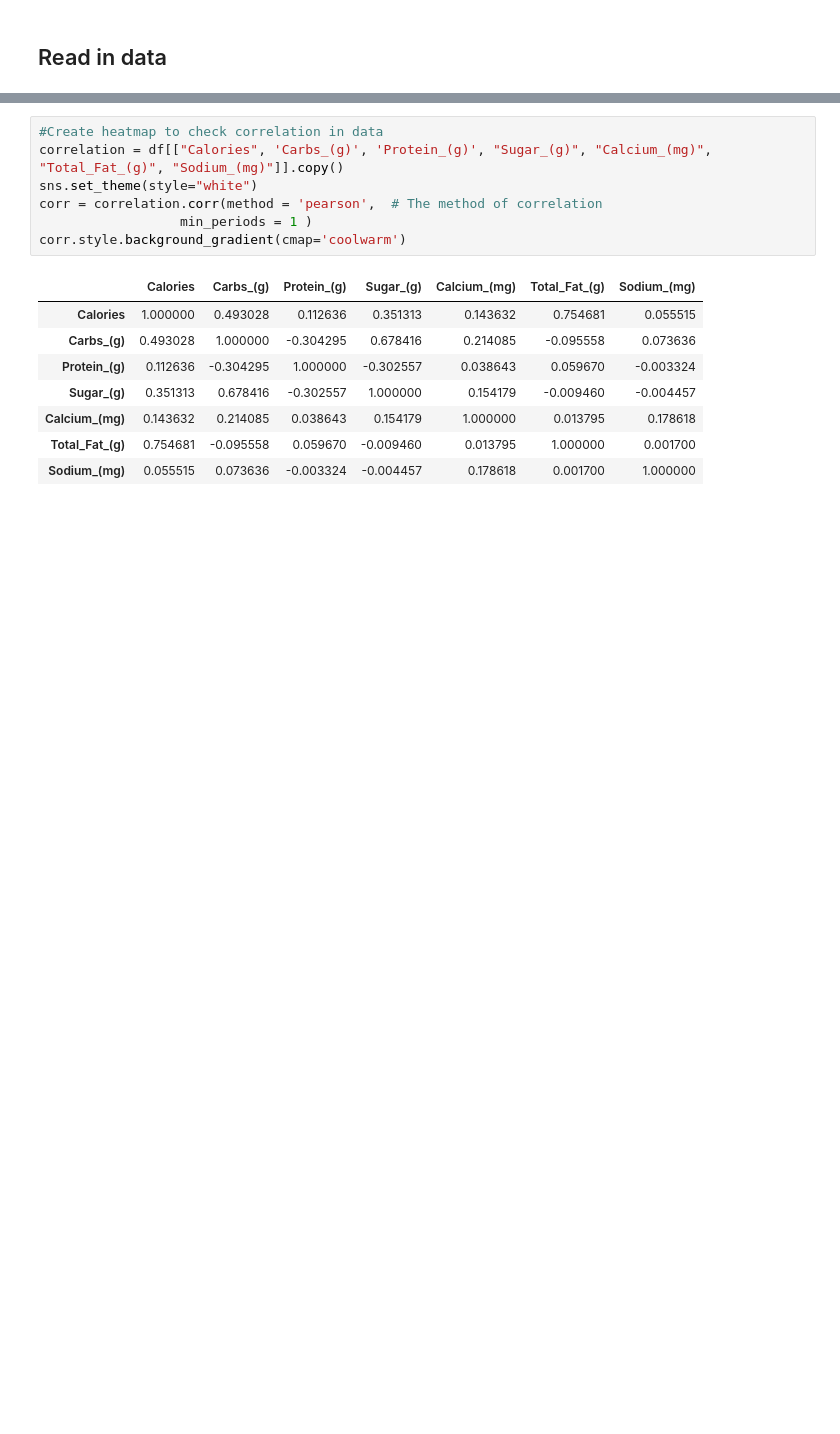
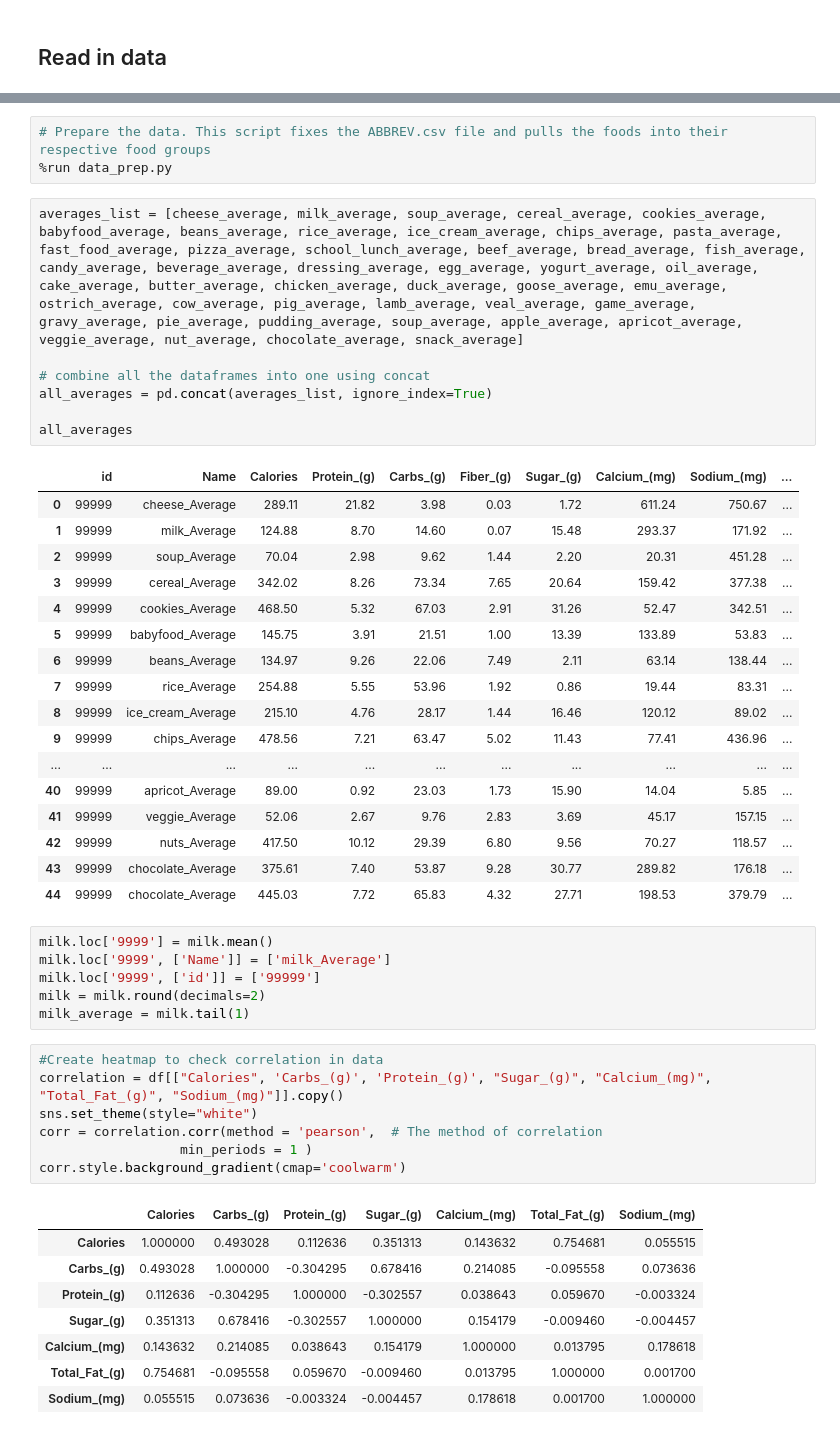
Before and after one commit to Dylanbbenson/Food_Nutrition_Analysis, a Jupyter notebook: Food_Nutrition_Analysis.ipynb, the cells around one changed output, grey strips where cells are left out. Saved outputs shown, nothing was run; the diff lists cells and outputs as text; blank space fills up the shorter version.

Commit message:
Updated notebook, created data_prep script

```diff
--- a/Food_Nutrition_Analysis.ipynb
+++ b/Food_Nutrition_Analysis.ipynb
@@ -31,3 +13,37 @@ df.head()
+# %%
+# Prepare the data. This script fixes the ABBREV.csv file and pulls the foods into their respective food groups
+%run data_prep.py
+# %%
+averages_list = [cheese_average, milk_average, soup_average, cereal_average, cookies_average, babyfood_average, beans_average, rice_average, ice_cream_average, chips_average, pasta_average, fast_food_average, pizza_average, school_lunch_average, beef_average, bread_average, fish_average, candy_average, beverage_average, dressing_average, egg_average, yogurt_average, oil_average, cake_average, butter_average, chicken_average, duck_average, goose_average, emu_average, ostrich_average, cow_average, pig_average, lamb_average, veal_average, game_average, gravy_average, pie_average, pudding_average, soup_average, apple_average, apricot_average, veggie_average, nut_average, chocolate_average, snack_average]
+
+# combine all the dataframes into one using concat
+all_averages = pd.concat(averages_list, ignore_index=True)
+
+all_averages
+# %% [output]
+|  | id | Name | Calories | Protein_(g) | Carbs_(g) | Fiber_(g) | Sugar_(g) | Calcium_(mg) | Sodium_(mg) | ... |
+| 0 | 99999 | cheese_Average | 289.11 | 21.82 | 3.98 | 0.03 | 1.72 | 611.24 | 750.67 | ... |
+| 1 | 99999 | milk_Average | 124.88 | 8.70 | 14.60 | 0.07 | 15.48 | 293.37 | 171.92 | ... |
+| 2 | 99999 | soup_Average | 70.04 | 2.98 | 9.62 | 1.44 | 2.20 | 20.31 | 451.28 | ... |
+| 3 | 99999 | cereal_Average | 342.02 | 8.26 | 73.34 | 7.65 | 20.64 | 159.42 | 377.38 | ... |
+| 4 | 99999 | cookies_Average | 468.50 | 5.32 | 67.03 | 2.91 | 31.26 | 52.47 | 342.51 | ... |
+| 5 | 99999 | babyfood_Average | 145.75 | 3.91 | 21.51 | 1.00 | 13.39 | 133.89 | 53.83 | ... |
+| 6 | 99999 | beans_Average | 134.97 | 9.26 | 22.06 | 7.49 | 2.11 | 63.14 | 138.44 | ... |
+| 7 | 99999 | rice_Average | 254.88 | 5.55 | 53.96 | 1.92 | 0.86 | 19.44 | 83.31 | ... |
+| 8 | 99999 | ice_cream_Average | 215.10 | 4.76 | 28.17 | 1.44 | 16.46 | 120.12 | 89.02 | ... |
+| 9 | 99999 | chips_Average | 478.56 | 7.21 | 63.47 | 5.02 | 11.43 | 77.41 | 436.96 | ... |
+| ... | ... | ... | ... | ... | ... | ... | ... | ... | ... | ... |
+| 40 | 99999 | apricot_Average | 89.00 | 0.92 | 23.03 | 1.73 | 15.90 | 14.04 | 5.85 | ... |
+| 41 | 99999 | veggie_Average | 52.06 | 2.67 | 9.76 | 2.83 | 3.69 | 45.17 | 157.15 | ... |
+| 42 | 99999 | nuts_Average | 417.50 | 10.12 | 29.39 | 6.80 | 9.56 | 70.27 | 118.57 | ... |
+| 43 | 99999 | chocolate_Average | 375.61 | 7.40 | 53.87 | 9.28 | 30.77 | 289.82 | 176.18 | ... |
+| 44 | 99999 | chocolate_Average | 445.03 | 7.72 | 65.83 | 4.32 | 27.71 | 198.53 | 379.79 | ... |
+# %%
+milk.loc['9999'] = milk.mean()
+milk.loc['9999', ['Name']] = ['milk_Average']
+milk.loc['9999', ['id']] = ['99999']
+milk = milk.round(decimals=2)
+milk_average = milk.tail(1)
 # %%
 #Create heatmap to check correlation in data
 correlation = df[["Calories", 'Carbs_(g)', 'Protein_(g)', "Sugar_(g)", "Calcium_(mg)", "Total_Fat_(g)", "Sodium_(mg)"]].copy()
```
Also changed, not shown: parts of 22 cells of this notebook, 2 other files.
